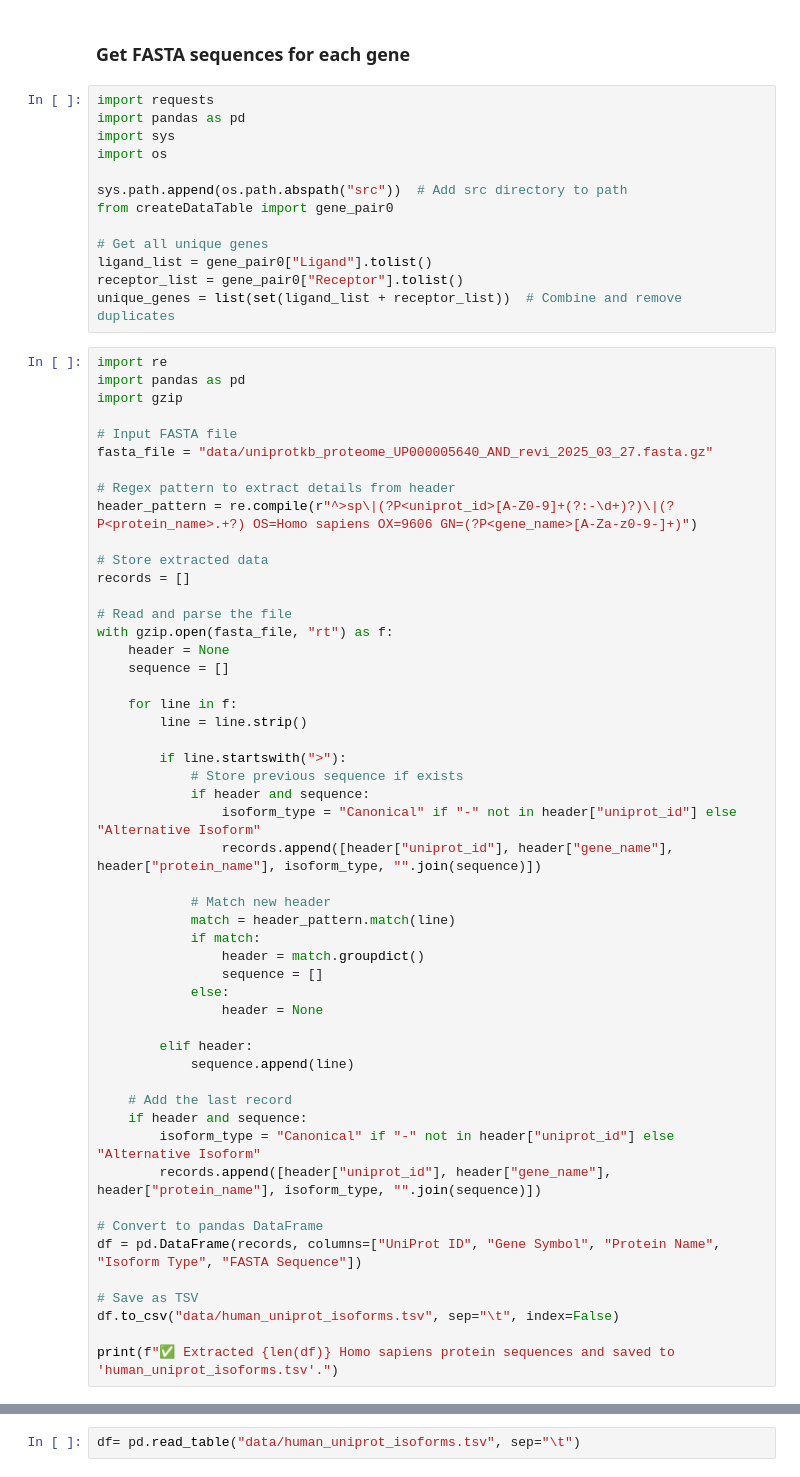
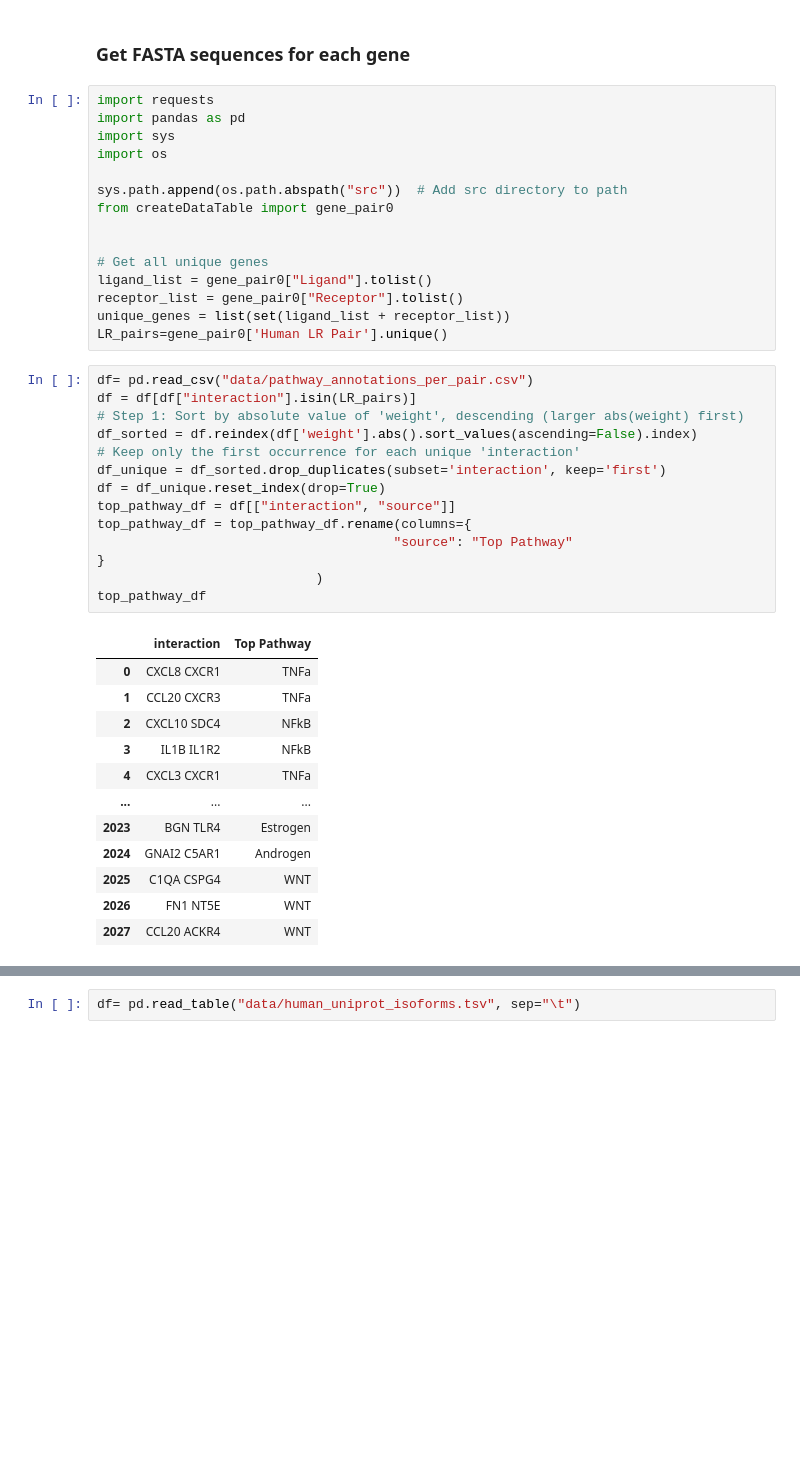
Before and after one commit to bioinfo-YCU/ConnectomeDB, a Jupyter notebook: Python_test.ipynb, the cells around one changed output, grey strips where cells are left out. Saved outputs shown, nothing was run; the diff lists cells and outputs as text; blank space fills up the shorter version.

```diff
--- a/Python_test.ipynb
+++ b/Python_test.ipynb
@@ -787,58 +694,36 @@ import os
 sys.path.append(os.path.abspath("src"))  # Add src directory to path
 from createDataTable import gene_pair0
 
+
 # Get all unique genes
 ligand_list = gene_pair0["Ligand"].tolist()
 receptor_list = gene_pair0["Receptor"].tolist()
-unique_genes = list(set(ligand_list + receptor_list))  # Combine and remove duplicates
+unique_genes = list(set(ligand_list + receptor_list))
+LR_pairs=gene_pair0['Human LR Pair'].unique()
 # %%
-import re
-import pandas as pd
-import gzip
-
-# Input FASTA file
-fasta_file = "data/uniprotkb_proteome_UP000005640_AND_revi_2025_03_27.fasta.gz"
-
-# Regex pattern to extract details from header
-header_pattern = re.compile(r"^>sp\|(?P<uniprot_id>[A-Z0-9]+(?:-\d+)?)\|(?P<protein_name>.+?) OS=Homo sapiens OX=9606 GN=(?P<gene_name>[A-Za-z0-9-]+)")
-
-# Store extracted data
-records = []
-
-# Read and parse the file
-with gzip.open(fasta_file, "rt") as f:
-    header = None
-    sequence = []
-
-    for line in f:
-        line = line.strip()
-
-        if line.startswith(">"):
-            # Store previous sequence if exists
-            if header and sequence:
-                isoform_type = "Canonical" if "-" not in header["uniprot_id"] else "Alternative Isoform"
-                records.append([header["uniprot_id"], header["gene_name"], header["protein_name"], isoform_type, "".join(sequence)])
-
-            # Match new header
-            match = header_pattern.match(line)
-            if match:
-                header = match.groupdict()
-                sequence = []
-            else:
-                header = None
-
-        elif header:
-            sequence.append(line)
-
-    # Add the last record
-    if header and sequence:
-        isoform_type = "Canonical" if "-" not in header["uniprot_id"] else "Alternative Isoform"
-        records.append([header["uniprot_id"], header["gene_name"], header["protein_name"], isoform_type, "".join(sequence)])
-
-# Convert to pandas DataFrame
-df = pd.DataFrame(records, columns=["UniProt ID", "Gene Symbol", "Protein Name", "Isoform Type", "FASTA Sequence"])
-
-# Save as TSV
-df.to_csv("data/human_uniprot_isoforms.tsv", sep="\t", index=False)
-
-print(f"✅ Extracted {len(df)} Homo sapiens protein sequences and saved to 'human_uniprot_isoforms.tsv'.")
+df= pd.read_csv("data/pathway_annotations_per_pair.csv")
+df = df[df["interaction"].isin(LR_pairs)]
+# Step 1: Sort by absolute value of 'weight', descending (larger abs(weight) first)
+df_sorted = df.reindex(df['weight'].abs().sort_values(ascending=False).index)
+# Keep only the first occurrence for each unique 'interaction'
+df_unique = df_sorted.drop_duplicates(subset='interaction', keep='first')
+df = df_unique.reset_index(drop=True)
+top_pathway_df = df[["interaction", "source"]]
+top_pathway_df = top_pathway_df.rename(columns={
+                                      "source": "Top Pathway"
+}
+                            )
+top_pathway_df
+# %% [output]
+|  | interaction | Top Pathway |
+| 0 | CXCL8 CXCR1 | TNFa |
+| 1 | CCL20 CXCR3 | TNFa |
+| 2 | CXCL10 SDC4 | NFkB |
+| 3 | IL1B IL1R2 | NFkB |
+| 4 | CXCL3 CXCR1 | TNFa |
+| ... | ... | ... |
+| 2023 | BGN TLR4 | Estrogen |
+| 2024 | GNAI2 C5AR1 | Androgen |
+| 2025 | C1QA CSPG4 | WNT |
+| 2026 | FN1 NT5E | WNT |
+| 2027 | CCL20 ACKR4 | WNT |
```
Also changed, not shown: parts of 19 cells of this notebook, 7 other files.
